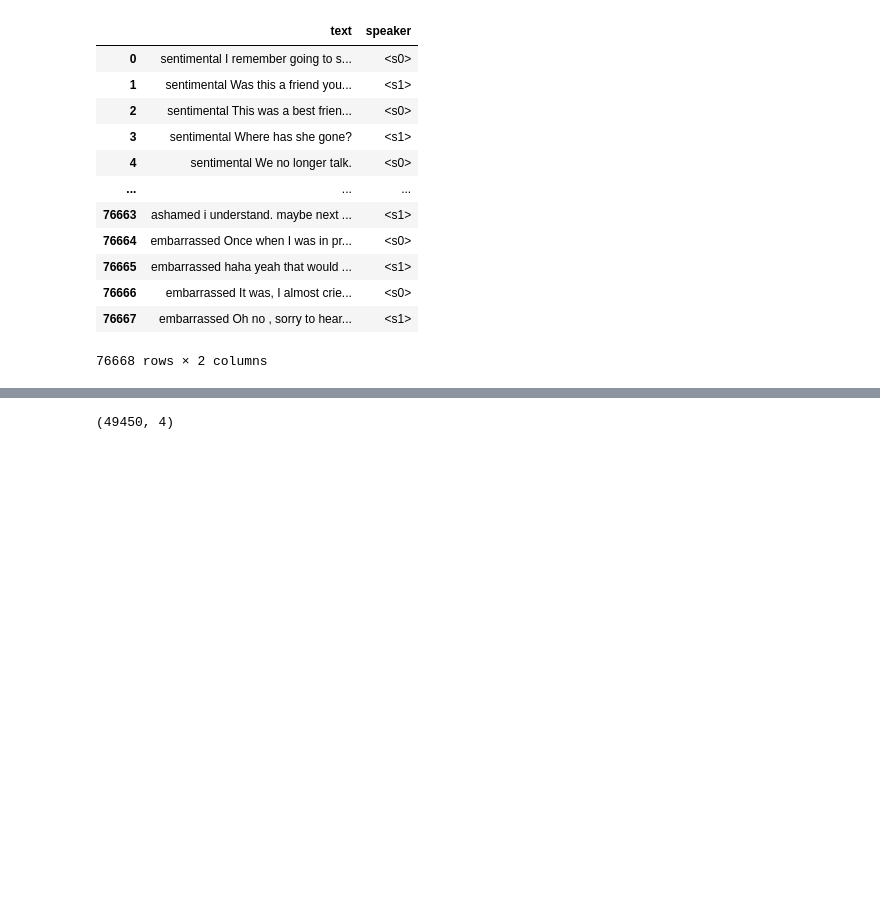
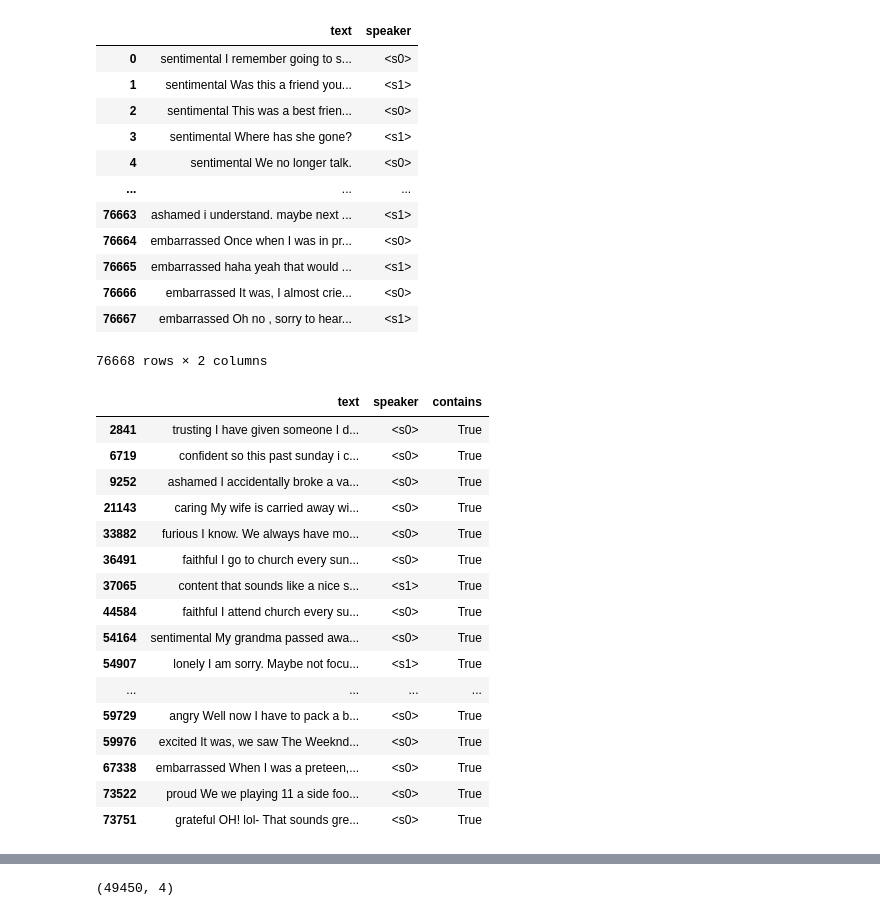
Before and after one commit to SolipsisAI/research, a Jupyter notebook: notebooks/ed-dialogueset.ipynb, the cells around one changed output, grey strips where cells are left out. Drawn from its saved outputs; the diff is of its cells as text; code cells hidden in the pictures; blank space fills up the shorter version.

```diff
--- a/notebooks/ed-dialogueset.ipynb
+++ b/notebooks/ed-dialogueset.ipynb
@@ -342,3 +342,25 @@ preprocessed_df
 | 76666 | embarrassed It was, I almost crie... | <s0> |
 | 76667 | embarrassed Oh no , sorry to hear... | <s1> |
 76668 rows × 2 columns
+# %%
+preprocessed_df["contains"] = preprocessed_df["text"].str.contains("sunday")
+# %%
+preprocessed_df[preprocessed_df["contains"] == True]
+# %% [output]
+|  | text | speaker | contains |
+| 2841 | trusting I have given someone I d... | <s0> | True |
+| 6719 | confident so this past sunday i c... | <s0> | True |
+| 9252 | ashamed I accidentally broke a va... | <s0> | True |
+| 21143 | caring My wife is carried away wi... | <s0> | True |
+| 33882 | furious I know. We always have mo... | <s0> | True |
+| 36491 | faithful I go to church every sun... | <s0> | True |
+| 37065 | content that sounds like a nice s... | <s1> | True |
+| 44584 | faithful I attend church every su... | <s0> | True |
+| 54164 | sentimental My grandma passed awa... | <s0> | True |
+| 54907 | lonely I am sorry. Maybe not focu... | <s1> | True |
+| ... | ... | ... | ... |
+| 59729 | angry Well now I have to pack a b... | <s0> | True |
+| 59976 | excited It was, we saw The Weeknd... | <s0> | True |
+| 67338 | embarrassed When I was a preteen,... | <s0> | True |
+| 73522 | proud We we playing 11 a side foo... | <s0> | True |
+| 73751 | grateful OH! lol- That sounds gre... | <s0> | True |
```
Also changed, not shown: parts of 3 cells of this notebook, 3 other files.
